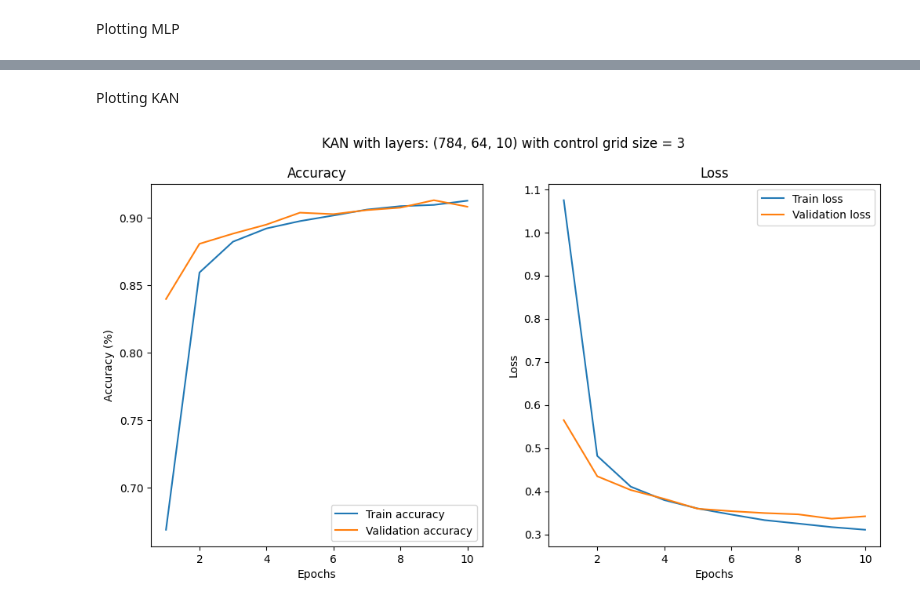
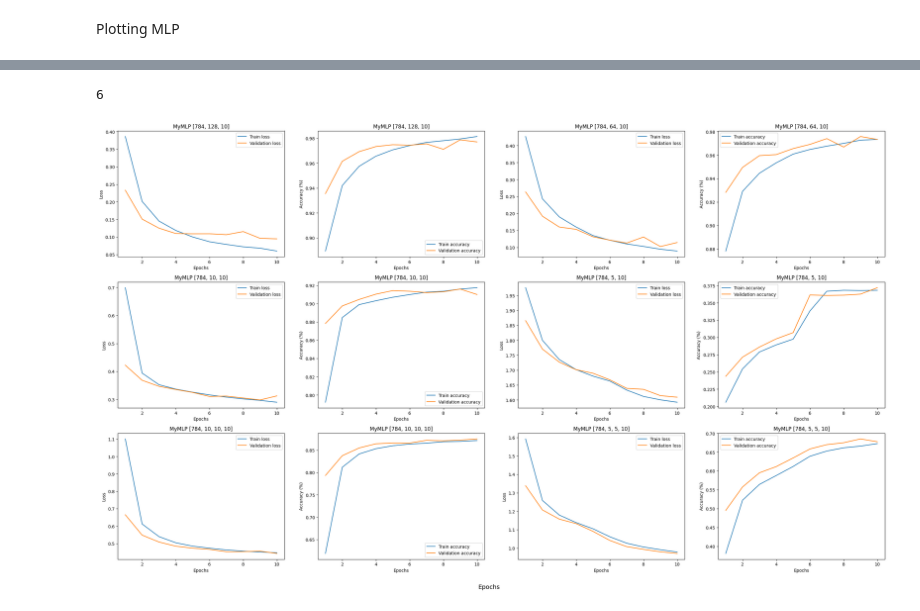
Before and after one commit to andrea-tonello/kan-exam-project, a Jupyter notebook: exam_KAN.ipynb, the cells around one changed output, grey strips where cells are left out. Saved outputs shown, nothing was run; the diff lists cells and outputs as text; code cells hidden in the pictures.

Commit message:
plots + results subfolder

```diff
--- a/exam_KAN.ipynb
+++ b/exam_KAN.ipynb
@@ -166,22 +167,20 @@ def train_and_evaluate(model, trainloader, valloader, device, num_epochs, optimi
 # %%
 def build_data_frame(model, num_epochs, train_losses, train_accs, val_losses, val_accs, time, separator):
 
-    dfs = [pd.DataFrame({
+    df = pd.DataFrame({
         'Epoch': [i for i in range(num_epochs)],
         'Loss (t)': [i for i in train_losses],
         'Loss (v)': [i for i in val_losses],
         'Accuracy (t)': [i for i in train_accs],
         'Accuracy (v)': [i for i in val_accs],
         'Time': [i for i in time]
-        }) for _ in range(2)]
+        })
 
-    df, df_to_csv = dfs
+    df = pd.concat([df, pd.DataFrame([{'Epoch': 'Mean', 'Time': df['Time'].mean()}])], ignore_index=True)
+    df = pd.concat([df, pd.DataFrame([{'Epoch': f'Params: {model.num_parameters}'}])], ignore_index=True)
+    df = pd.concat([df, separator], ignore_index=True)
 
-    df_to_csv = pd.concat([df_to_csv, pd.DataFrame([{'Epoch': 'Mean', 'Time': df_to_csv['Time'].mean()}])], ignore_index=True)
-    df_to_csv = pd.concat([df_to_csv, pd.DataFrame([{'Epoch': f'Params: {model.num_parameters}'}])], ignore_index=True)
-    df_to_csv = pd.concat([df_to_csv, separator], ignore_index=True)
-
-    return df, df_to_csv
+    return df
 # %%
 # Define models and parameters
 
@@ -294,23 +280,36 @@ fig.show()
-# %% [markdown]
-Plotting KAN
-# %%
-fig, [ax1, ax2] = plt.subplots(1, 2, figsize=(12, 6))
-
-ax1.plot(range(1, num_epochs+1), train_accs_kan, label='Train accuracy')
-ax1.plot(range(1, num_epochs+1), val_accs_kan, label='Validation accuracy')
-ax1.set_xlabel('Epochs')
-ax1.set_ylabel('Accuracy (%)')
-ax1.set_title('Accuracy')
-ax1.legend()
-
-ax2.plot(range(1, num_epochs+1), train_losses_kan, label='Train loss')
-ax2.plot(range(1, num_epochs+1), val_losses_kan, label='Validation loss')
-ax2.set_xlabel('Epochs')
-ax2.set_ylabel('Loss')
-ax2.set_title('Loss')
-ax2.legend()
-
-fig.suptitle('KAN with layers: (784, 64, 10) with control grid size = 3')
-fig.show()
-# %% [output]
-[figure, removed]
+# %%
+
+print(len(model_list_mlp))
+# %% [output]
+6
+# %%
+def display_plots(model_list, total_train_losses, total_val_losses, total_train_accs, total_val_accs):
+
+    fig, ax = plt.subplots(3,4, figsize=(32,18))
+    fig.text(0.5, 0.06, 'Epochs', ha='center', va='center', fontsize=14)
+
+    for i, model in enumerate(model_list):
+
+        row_loss = math.floor( (i*2) / 4)
+        col_loss = i*2 % 4
+
+        row_acc = math.floor( ((i*2)+1) / 4)
+        col_acc = ((i*2)+1) % 4
+
+        ax[row_loss,col_loss].plot(range(1, num_epochs+1), total_train_losses[i], label='Train loss')
+        ax[row_loss,col_loss].plot(range(1, num_epochs+1), total_val_losses[i], label='Validation loss')
+        ax[row_loss,col_loss].legend()
+        ax[row_loss,col_loss].set_title(f'{model.__class__.__name__} {model.layers}')
+        ax[row_loss,col_loss].set_xlabel('Epochs')
+        ax[row_loss,col_loss].set_ylabel('Loss')
+
+        ax[row_acc,col_acc].plot(range(1, num_epochs+1), total_train_accs[i], label='Train accuracy')
+        ax[row_acc,col_acc].plot(range(1, num_epochs+1), total_val_accs[i], label='Validation accuracy')
+        ax[row_acc,col_acc].legend()
+        ax[row_acc,col_acc].set_title(f'{model.__class__.__name__} {model.layers}')
+        ax[row_acc,col_acc].set_xlabel('Epochs')
+        ax[row_acc,col_acc].set_ylabel('Accuracy (%)')
+# %%
+display_plots(model_list_mlp, total_train_losses_mlp, total_val_losses_mlp, total_train_accs_mlp, total_val_accs_mlp)
+# %% [output]
+[figure, added]
```
Also changed, not shown: parts of 5 cells of this notebook, 9 other files.
